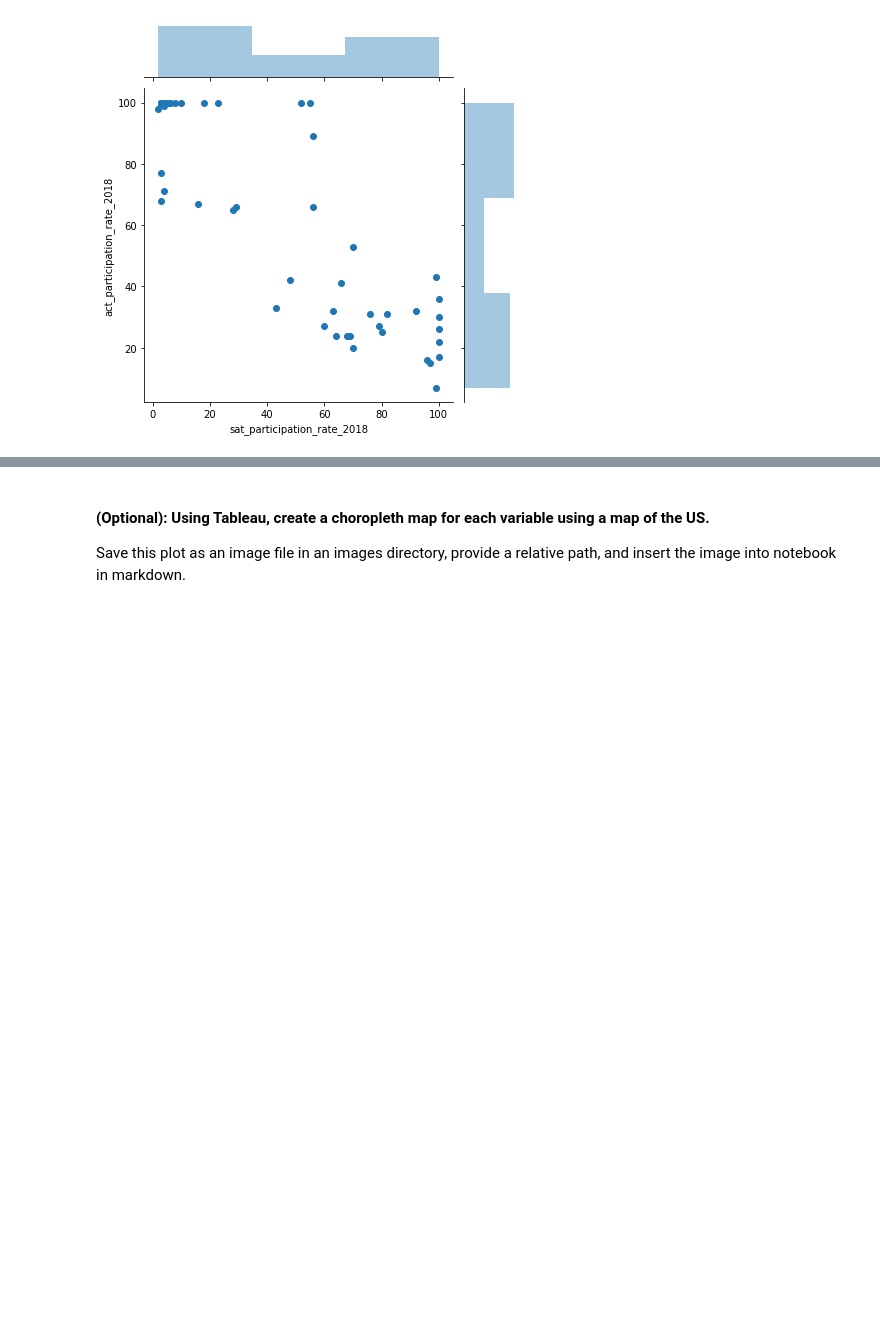
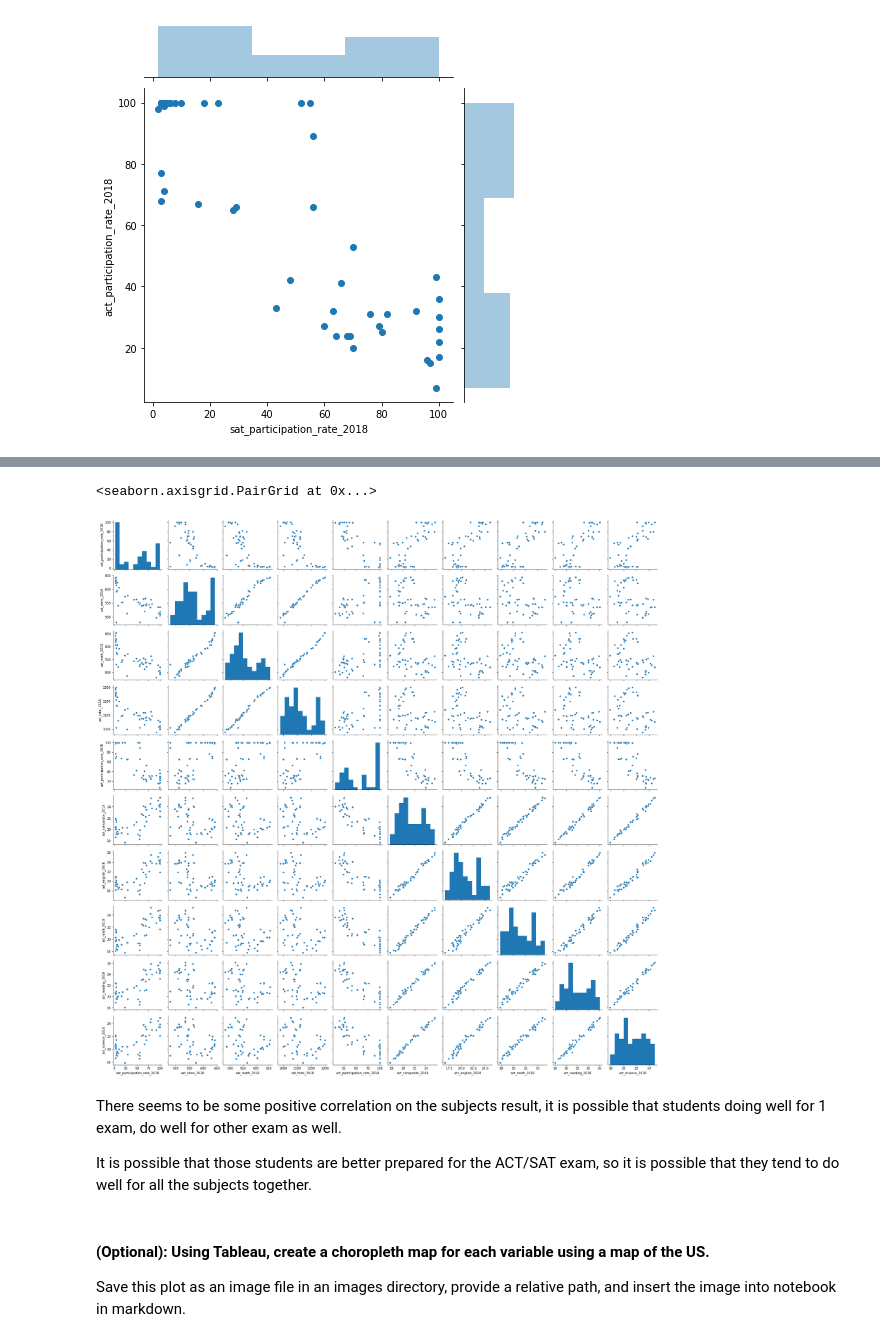
Before and after one commit to makkwokfai/dsiprojects, a Jupyter notebook: project_1/code/SAT & ACT Analysis.ipynb, the cells around one changed output, grey strips where cells are left out. Saved outputs shown, nothing was run; the diff lists cells and outputs as text; code cells hidden in the pictures; blank space fills up the shorter version.

```diff
--- a/project_1/code/SAT & ACT Analysis.ipynb
+++ b/project_1/code/SAT & ACT Analysis.ipynb
@@ -1239,3 +1262,12 @@ sns.jointplot(x='sat_participation_rate_2018' , y='act_participation_rate_2018'
+# %%
+sns.pairplot(combined_2018)
+# %% [output]
+<seaborn.axisgrid.PairGrid at 0x...>
+[figure, added]
+# %% [markdown]
+There seems to be some positive correlation on the subjects result, it is possible that students doing well for 1 exam, do well for other exam as well.
+
+It is possible that those students are better prepared for the ACT/SAT exam, so it is possible that they tend to do well for all the subjects together.
 # %% [markdown]
 #### (Optional): Using Tableau, create a choropleth map for each variable using a map of the US.
 
```
Also changed, not shown: parts of 9 cells of this notebook, 2 other files.
